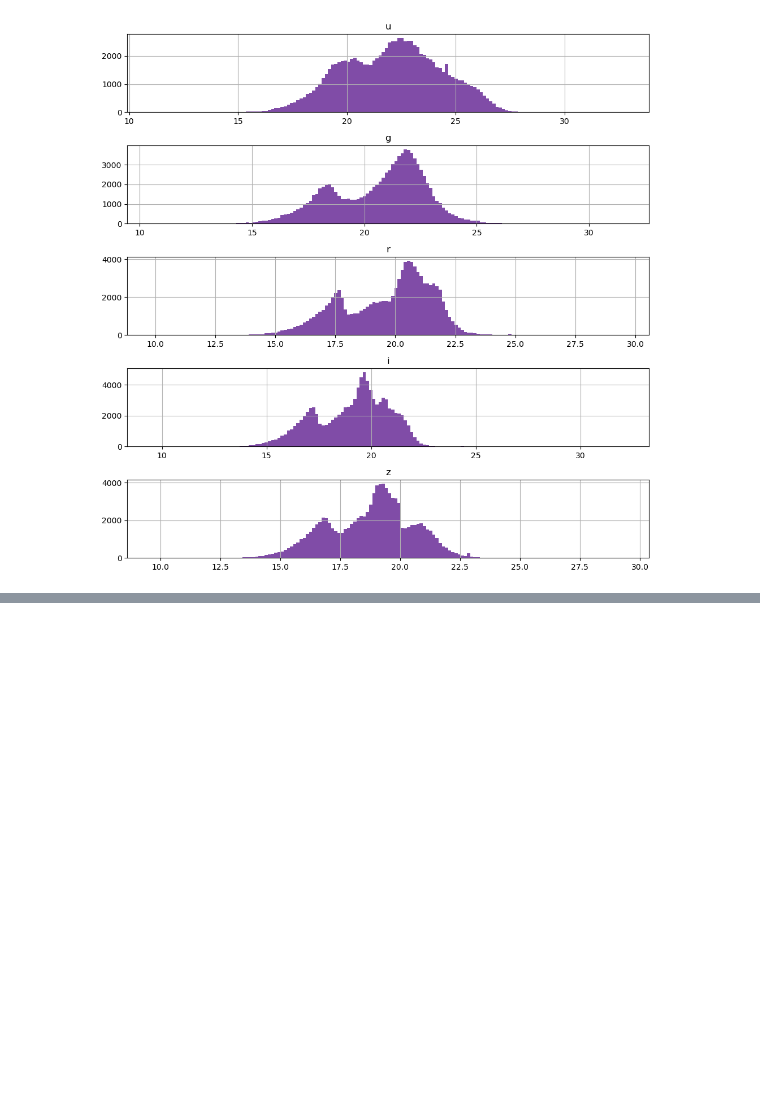
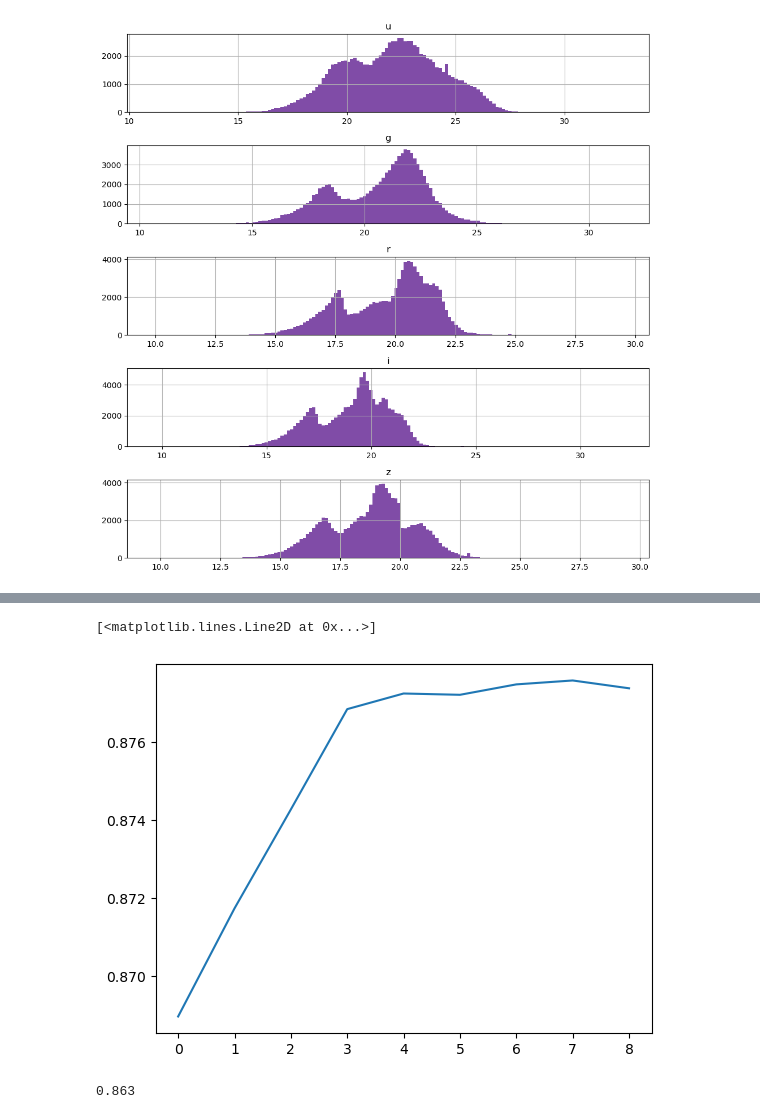
Before and after one commit to l-velazquez/Final_ML_project, a Jupyter notebook: Astro_ML.ipynb, the cells around one changed output, grey strips where cells are left out. Cells and saved outputs as stored; diff of their text form; code cells hidden in the pictures; blank space fills up the shorter version.

```diff
--- a/Astro_ML.ipynb
+++ b/Astro_ML.ipynb
@@ -246,0 +162,25 @@ TypeError: can't convert np.ndarray of type numpy.object_. The only supported ty
+# %%
+
+aa = []
+for i in range(10,100,10):
+    rf_model = RandomForestClassifier(i)
+    rf_model.fit(X_train_scaled, y_train)
+    y_pred = rf_model.predict(X_test_scaled)
+    accuracy = accuracy_score(y_test, y_pred)
+    aa.append(accuracy)
+    #print("Accuracy", round(accuracy*100,2),"%")
+# %%
+# Graph the accuracy
+plt.plot(aa)
+# %% [output]
+[<matplotlib.lines.Line2D at 0x...>]
+[figure, added]
+# %%
+
+rf_model = SVC(kernel='rbf', C=1)
+rf_model.fit(X_train_scaled, y_train)
+y_pred = rf_model.predict(X_test_scaled)
+accuracy = accuracy_score(y_test, y_pred)
+print(accuracy)
+# %% [output]
+0.863
```
Also changed, not shown: parts of 12 cells of this notebook, 2 other files.
